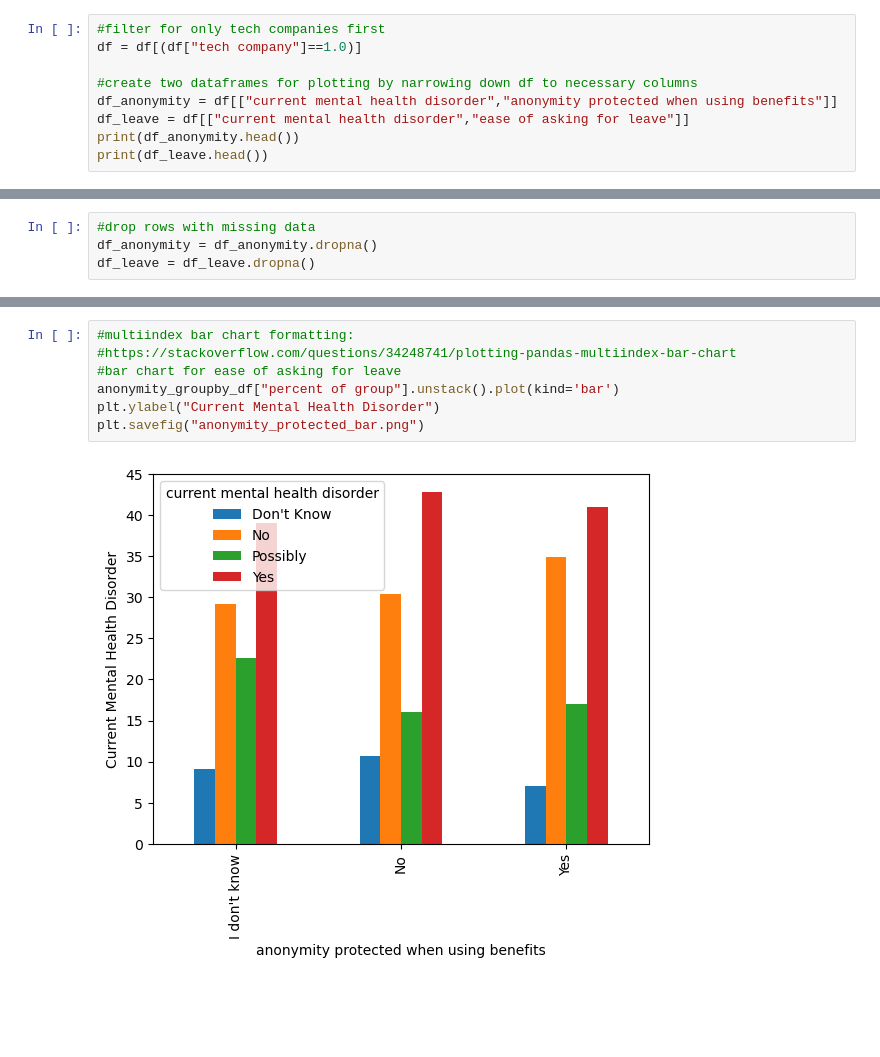
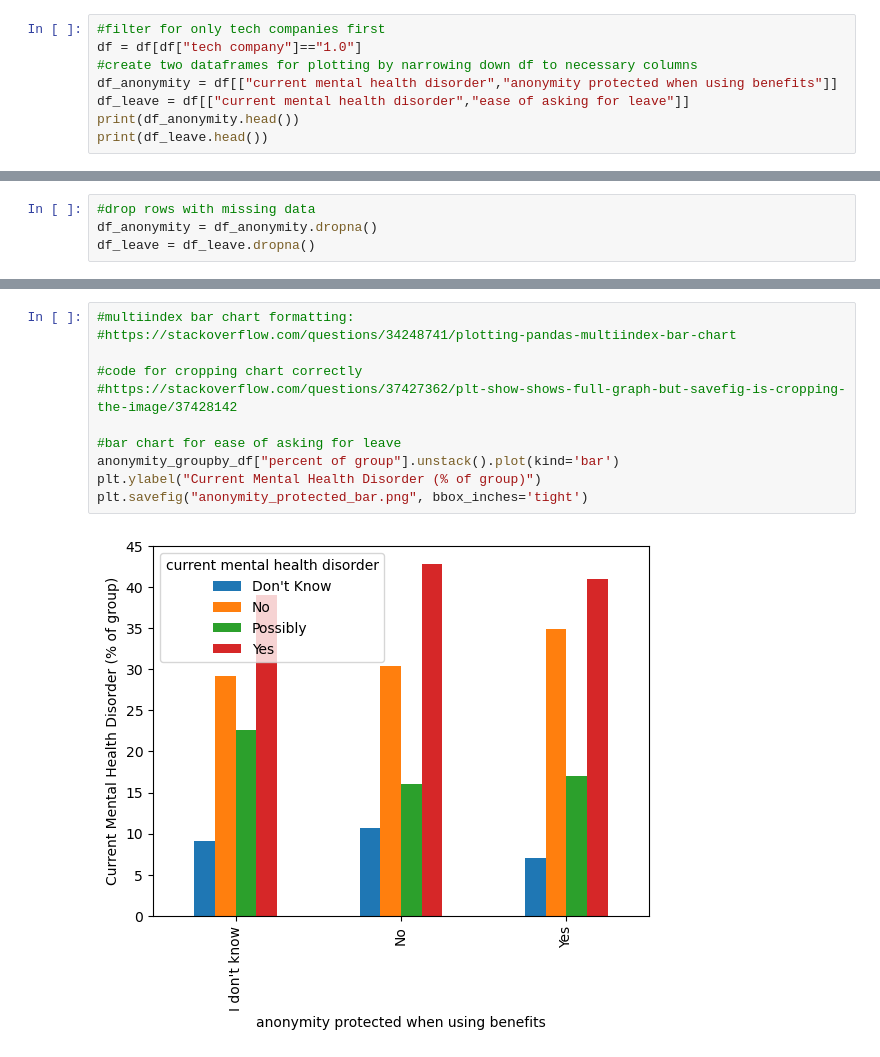
Before and after one commit to AthenOsterberg1995/Project-1---Mental-Health-in-Tech, a Jupyter notebook: Question_4_Visualizations/Question_4_Visualizations.ipynb, the cells around one changed output, grey strips where cells are left out. Drawn from its saved outputs; the diff is of its cells as text; blank space fills up the shorter version.

Commit message:
Updated figures with new cleaned data from 2019 and fixed some issues with cropping on the output pngs

```diff
--- a/Question_4_Visualizations/Question_4_Visualizations.ipynb
+++ b/Question_4_Visualizations/Question_4_Visualizations.ipynb
@@ -18,7 +17,6 @@ df.head()
 # %%
 #filter for only tech companies first
-df = df[(df["tech company"]==1.0)]
-
+df = df[df["tech company"]=="1.0"]
 #create two dataframes for plotting by narrowing down df to necessary columns
 df_anonymity = df[["current mental health disorder","anonymity protected when using benefits"]]
 df_leave = df[["current mental health disorder","ease of asking for leave"]]
@@ -108,9 +111,13 @@ plt.savefig("ease_of_asking_leave.png")
 # %%
 #multiindex bar chart formatting:
 #https://stackoverflow.com/questions/34248741/plotting-pandas-multiindex-bar-chart
+
+#code for cropping chart correctly
+#https://stackoverflow.com/questions/37427362/plt-show-shows-full-graph-but-savefig-is-cropping-the-image/37428142
+
 #bar chart for ease of asking for leave
 anonymity_groupby_df["percent of group"].unstack().plot(kind='bar')
-plt.ylabel("Current Mental Health Disorder")
-plt.savefig("anonymity_protected_bar.png")
+plt.ylabel("Current Mental Health Disorder (% of group)")
+plt.savefig("anonymity_protected_bar.png", bbox_inches='tight')
 # %% [output]
-[figure, old version]
+[figure, new version]
```
Also changed, not shown: parts of 4 cells of this notebook, 2 other files.
